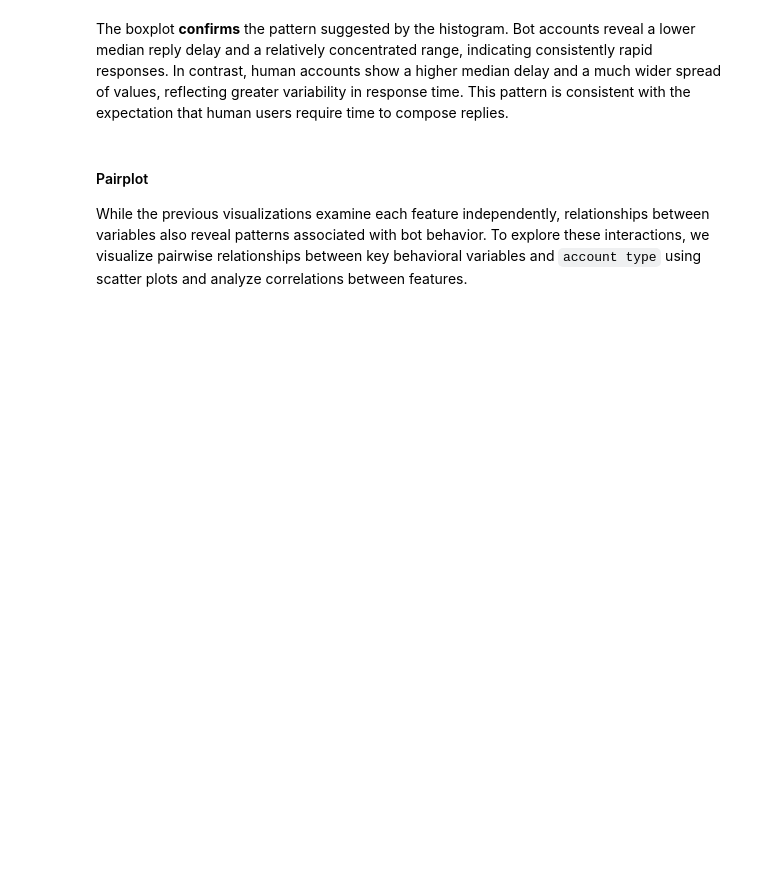
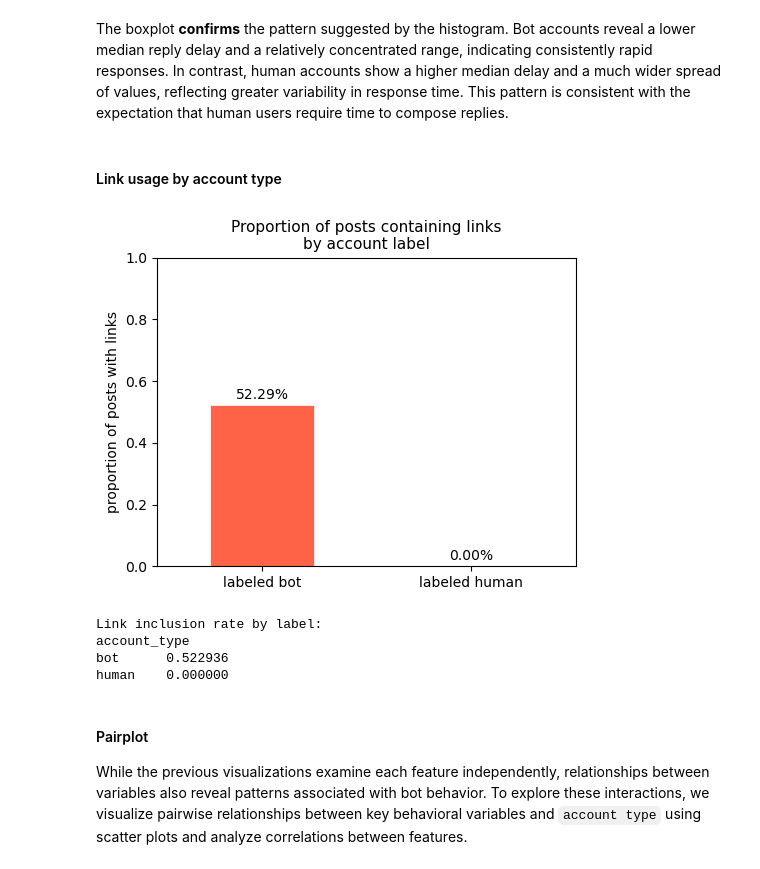
Before and after one commit to COGS108/Group068_WI26, a Jupyter notebook: 03-FinalProject.ipynb, the cells around one changed output. Saved outputs shown, nothing was run; the diff lists cells and outputs as text; code cells hidden in the pictures; blank space fills up the shorter version.

Commit message:
housekeeping, cleaning code, saving figures to results dir

```diff
--- a/03-FinalProject.ipynb
+++ b/03-FinalProject.ipynb
@@ -463,6 +442,34 @@ Text(0.5, 1.0, 'Reply delay by account type')
 [figure]
 # %% [markdown]
 The boxplot **confirms** the pattern suggested by the histogram. Bot accounts reveal a lower median reply delay and a relatively concentrated range, indicating consistently rapid responses. In contrast, human accounts show a higher median delay and a much wider spread of values, reflecting greater variability in response time. This pattern is consistent with the expectation that human users require time to compose replies.
+# %% [markdown]
+#### Link usage by account type
+# %%
+link_rates = reddit_df.groupby('account_type')['contains_links'].mean()
+
+fig2, ax2 = plt.subplots(figsize=(5, 4))
+link_rates.plot(kind='bar', ax=ax2, color=['tomato', 'steelblue'],
+                edgecolor='white', linewidth=0.5)
+ax2.set_title('Proportion of posts containing links\nby account label', fontsize=11)
+ax2.set_ylabel('proportion of posts with links')
+ax2.set_xlabel('')
+ax2.set_xticklabels(['labeled bot', 'labeled human'], rotation=0)
+ax2.set_ylim(0, 1)
+for bar in ax2.patches:
+    ax2.text(bar.get_x() + bar.get_width()/2, bar.get_height() + 0.02,
+             f'{bar.get_height():.2%}', ha='center', fontsize=10)
+plt.tight_layout()
+plt.savefig('results/contains_links_by_label.png', dpi=120, bbox_inches='tight')
+plt.show()
+
+print("Link inclusion rate by label:")
+print(link_rates.to_string())
+# %% [output]
+[figure, added]
+Link inclusion rate by label:
+account_type
+bot      0.522936
+human    0.000000
 # %% [markdown]
 #### Pairplot
 While the previous visualizations examine each feature independently, relationships between variables also reveal patterns associated with bot behavior. To explore these interactions, we visualize pairwise relationships between key behavioral variables and `account type` using scatter plots and analyze correlations between features.
```
Also changed, not shown: parts of 10 cells of this notebook, 16 other files.
